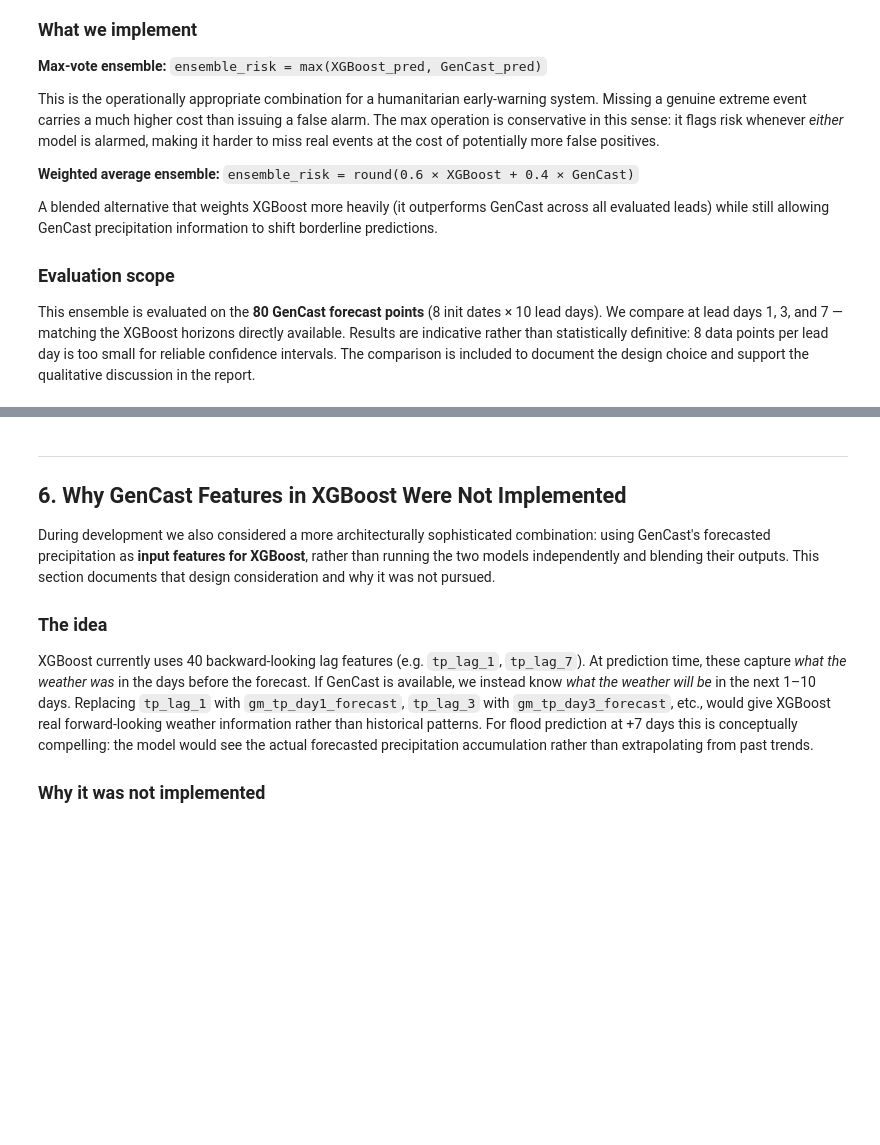
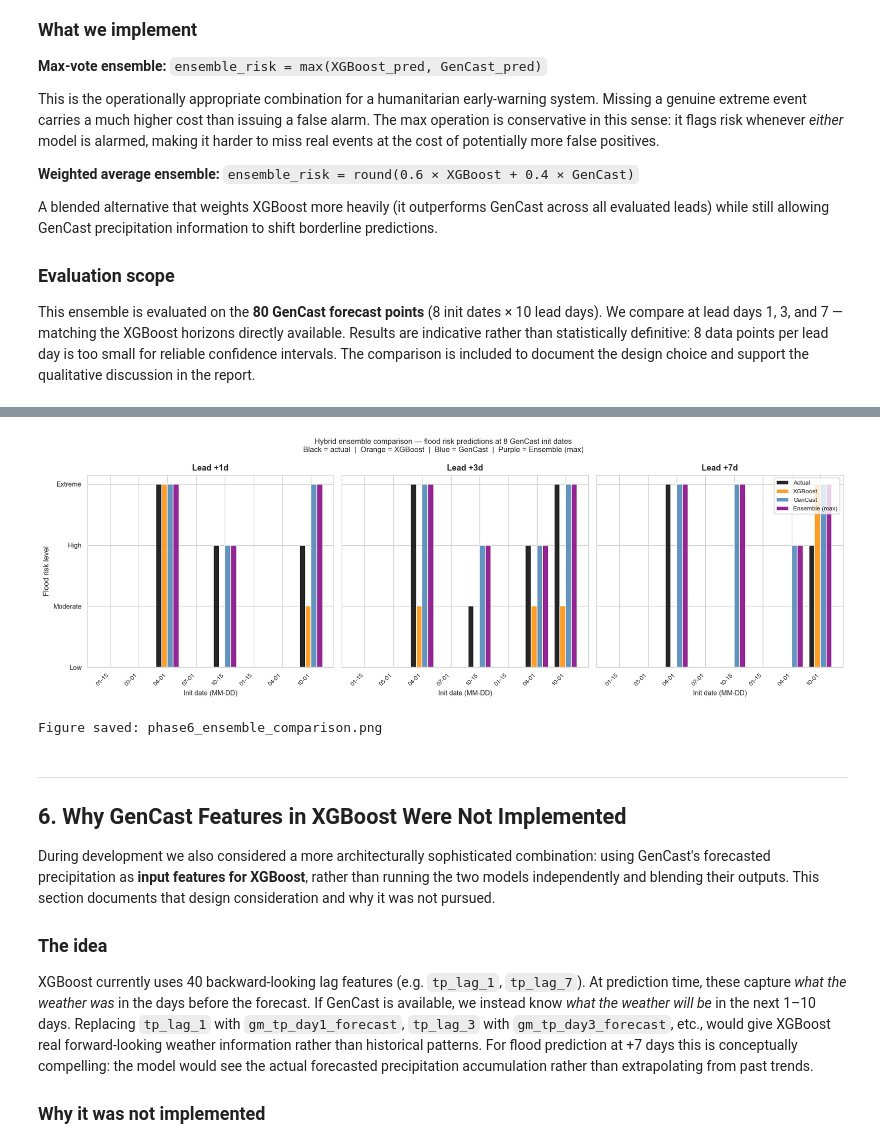
Before and after one commit to lalutir/datalab-v, a Jupyter notebook: notebooks/phase6_foundation_model.ipynb, the cells around one changed output, grey strips where cells are left out. Drawn from its saved outputs; the diff is of its cells as text; code cells hidden in the pictures; blank space fills up the shorter version.

```diff
--- a/notebooks/phase6_foundation_model.ipynb
+++ b/notebooks/phase6_foundation_model.ipynb
@@ -602,7 +738,7 @@ for lead in EVAL_LEADS:
     for name, col in SYSTEMS.items():
         macro_r = recall_score(
             sub['actual'], sub[col],
-            average='macro', zero_division=0, labels=range(5)
+            average='macro', zero_division=0, labels=range(4)
         )
         row[name] = f'{macro_r:.3f}'
     rows.append(row)
@@ -631,35 +781,38 @@ COLORS = {
     'Ensemble (max)':'purple',
 }
 
 for ax_i, lead in enumerate(EVAL_LEADS):
     ax = axes[ax_i]
     sub = ens[ens['lead_days'] == lead].set_index('init_date').reindex(INIT_DATES).reset_index()
 
     ax.bar(x - 1.5*w, sub['actual'],  w, label='Actual',         color='black',      alpha=0.85)
     ax.bar(x - 0.5*w, sub['xgb'],     w, label='XGBoost',        color='darkorange',  alpha=0.85)
     ax.bar(x + 0.5*w, sub['gencast'], w, label='GenCast',         color='steelblue',   alpha=0.85)
     ax.bar(x + 1.5*w, sub['ens_max'], w, label='Ensemble (max)',  color='purple',      alpha=0.85)
 
     ax.set_title(f'Lead +{lead}d', fontsize=11, fontweight='bold')
     ax.set_xticks(x)
     ax.set_xticklabels(x_labels, rotation=45, ha='right', fontsize=8)
-    ax.set_yticks(range(5))
-    ax.set_yticklabels([LABEL_MAP[k] for k in range(5)], fontsize=9)
+    ax.set_yticks(range(4))
+    ax.set_yticklabels([LABEL_MAP[k] for k in range(4)], fontsize=9)
     ax.set_xlabel('Init date (MM-DD)', fontsize=9)
     if ax_i == 0:
         ax.set_ylabel('Flood risk level', fontsize=10)
     if ax_i == 2:
         ax.legend(fontsize=8, loc='upper right')
 
 fig.suptitle(
     'Hybrid ensemble comparison — flood risk predictions at 8 GenCast init dates\n'
     'Black = actual  |  Orange = XGBoost  |  Blue = GenCast  |  Purple = Ensemble (max)',
     fontsize=10
 )
 plt.tight_layout()
 plt.savefig('figures/phase6_ensemble_comparison.png', dpi=150, bbox_inches='tight')
 plt.show()
 print('Figure saved: phase6_ensemble_comparison.png')
+# %% [output]
+[figure, added]
+Figure saved: phase6_ensemble_comparison.png
 # %% [markdown]
 ---
 ## 6. Why GenCast Features in XGBoost Were Not Implemented
```
Also changed, not shown: parts of 12 cells of this notebook, 7 other files.
